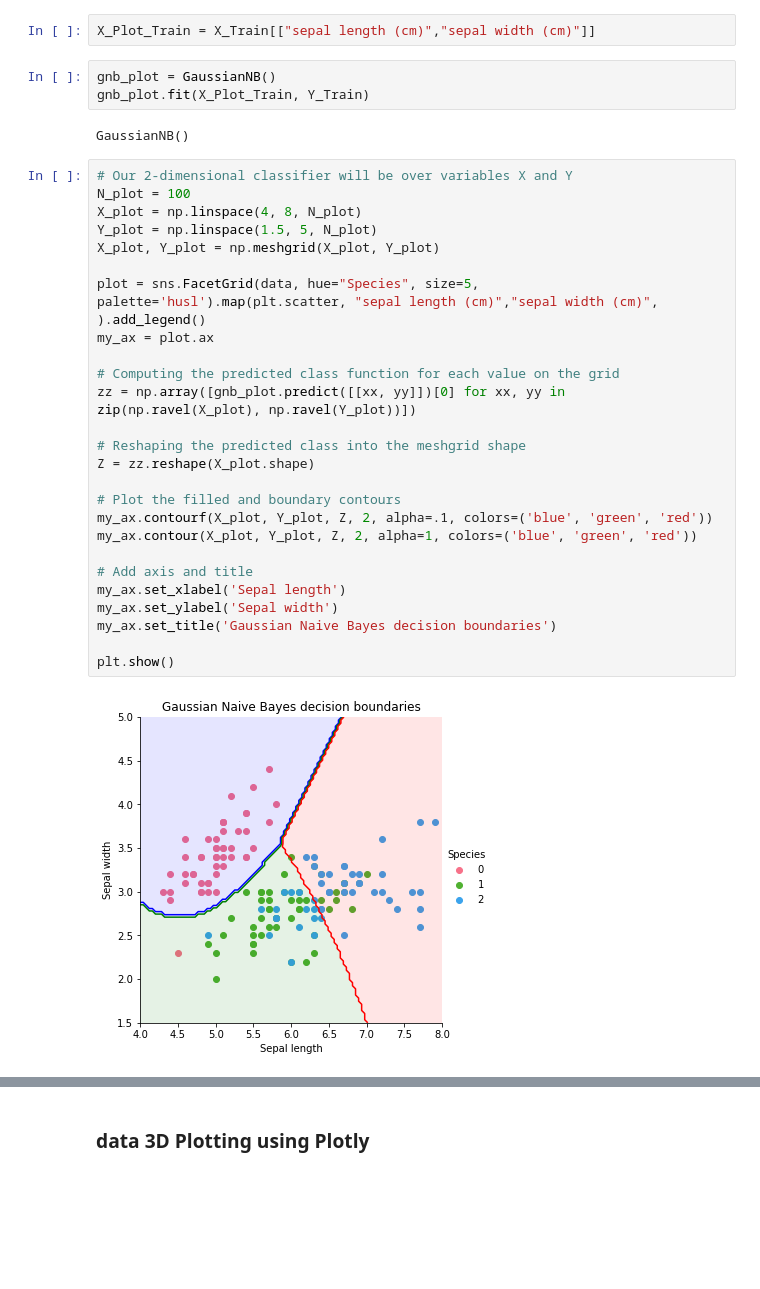
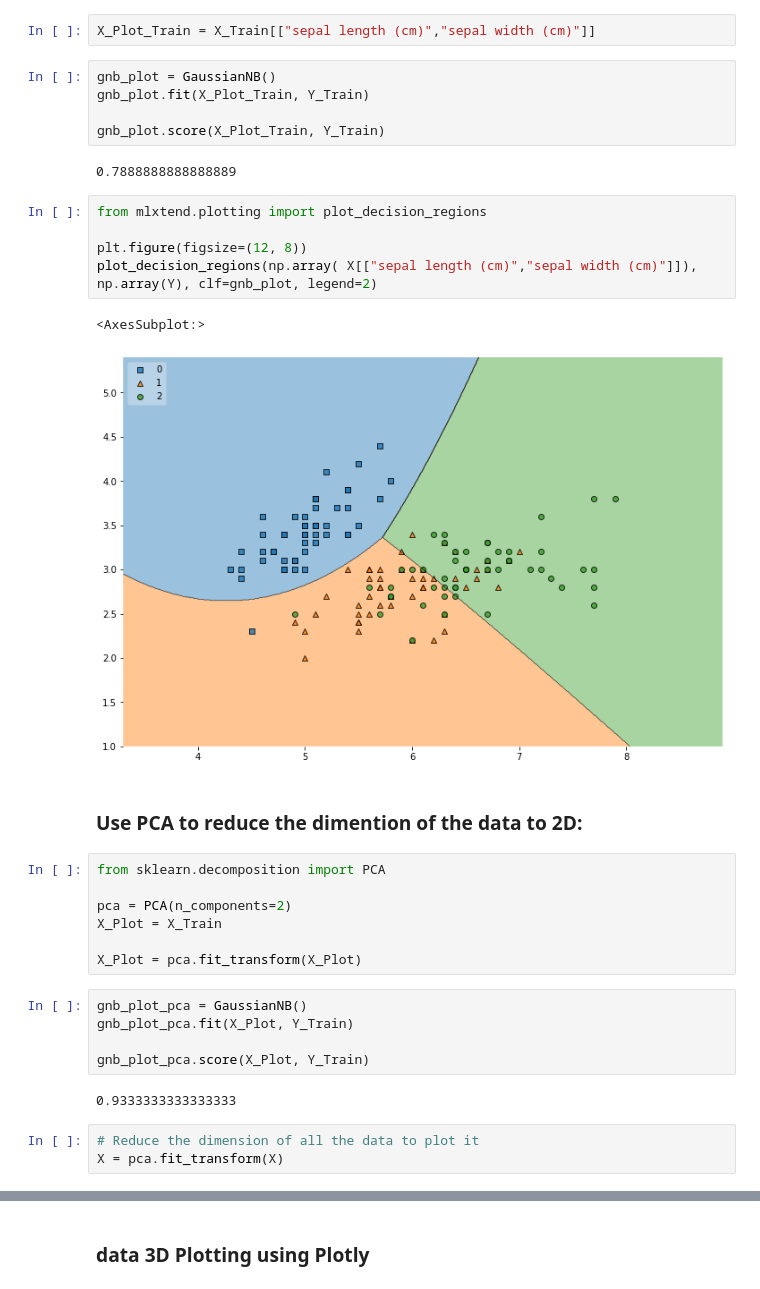
Before and after one commit to miraehab/Iris-Flower-Classification, a Jupyter notebook: notebook.ipynb, the cells around one changed output, grey strips where cells are left out. Cells and saved outputs as stored; diff of their text form; blank space fills up the shorter version.

Commit message:
Used a built in function to plot the decision boundary, and use PCA to reduce the dimensions of the data.

```diff
--- a/notebook.ipynb
+++ b/notebook.ipynb
@@ -176,33 +188,34 @@ X_Plot_Train = X_Train[["sepal length (cm)","sepal width (cm)"]]
 # %%
 gnb_plot = GaussianNB()
 gnb_plot.fit(X_Plot_Train, Y_Train)
+
+gnb_plot.score(X_Plot_Train, Y_Train)
 # %% [output]
-GaussianNB()
+0.7888888888888889
-# %%
-# Our 2-dimensional classifier will be over variables X and Y
-N_plot = 100
-X_plot = np.linspace(4, 8, N_plot)
-Y_plot = np.linspace(1.5, 5, N_plot)
-X_plot, Y_plot = np.meshgrid(X_plot, Y_plot)
-
-plot = sns.FacetGrid(data, hue="Species", size=5, palette='husl').map(plt.scatter, "sepal length (cm)","sepal width (cm)", ).add_legend()
-my_ax = plot.ax
-
-# Computing the predicted class function for each value on the grid
-zz = np.array([gnb_plot.predict([[xx, yy]])[0] for xx, yy in zip(np.ravel(X_plot), np.ravel(Y_plot))])
-
-# Reshaping the predicted class into the meshgrid shape
-Z = zz.reshape(X_plot.shape)
-
-# Plot the filled and boundary contours
-my_ax.contourf(X_plot, Y_plot, Z, 2, alpha=.1, colors=('blue', 'green', 'red'))
-my_ax.contour(X_plot, Y_plot, Z, 2, alpha=1, colors=('blue', 'green', 'red'))
-
-# Add axis and title
-my_ax.set_xlabel('Sepal length')
-my_ax.set_ylabel('Sepal width')
-my_ax.set_title('Gaussian Naive Bayes decision boundaries')
-
-plt.show()
-# %% [output]
-[figure, removed]
+# %%
+from mlxtend.plotting import plot_decision_regions
+
+plt.figure(figsize=(12, 8))
+plot_decision_regions(np.array( X[["sepal length (cm)","sepal width (cm)"]]), np.array(Y), clf=gnb_plot, legend=2)
+# %% [output]
+<AxesSubplot:>
+[figure, added]
+# %% [markdown]
+<h3>Use PCA to reduce the dimention of the data to 2D:</h3>
+# %%
+from sklearn.decomposition import PCA
+
+pca = PCA(n_components=2)
+X_Plot = X_Train
+
+X_Plot = pca.fit_transform(X_Plot)
+# %%
+gnb_plot_pca = GaussianNB()
+gnb_plot_pca.fit(X_Plot, Y_Train)
+
+gnb_plot_pca.score(X_Plot, Y_Train)
+# %% [output]
+0.9333333333333333
+# %%
+# Reduce the dimension of all the data to plot it
+X = pca.fit_transform(X)
```
Also changed, not shown: parts of 6 cells of this notebook.
